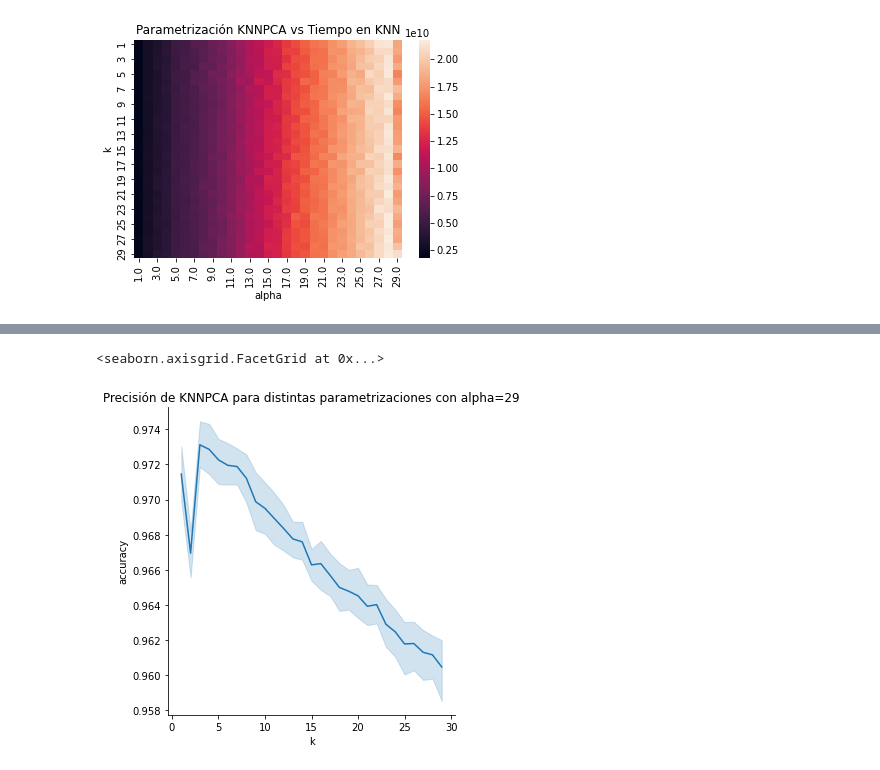
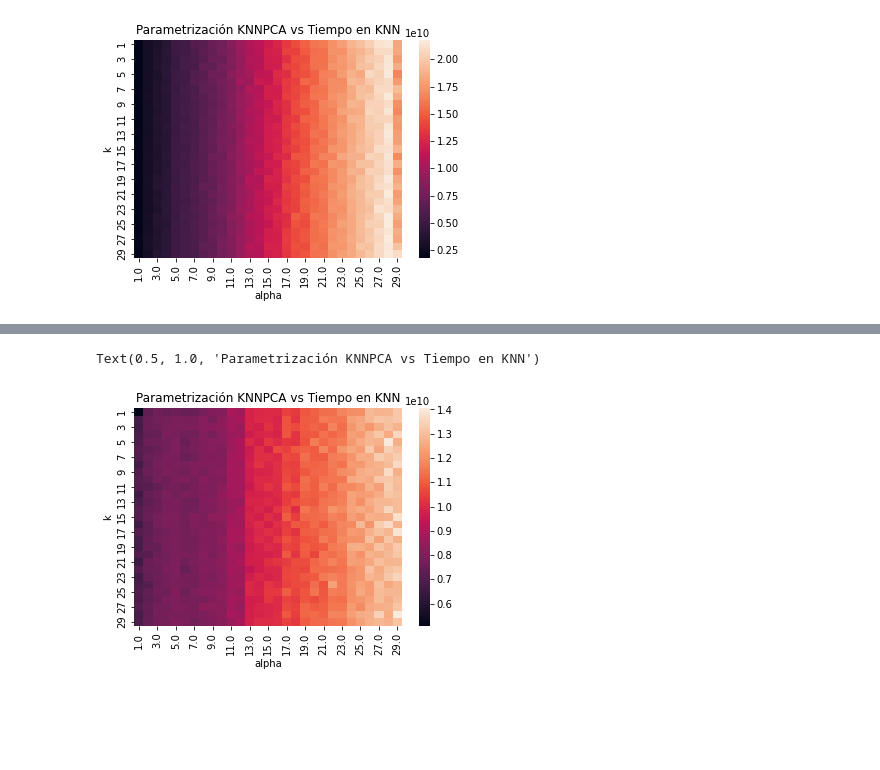
Before and after one commit to iglosiggio/metnum-tp2, a Jupyter notebook: notebooks/graficos.ipynb, the cells around one changed output, grey strips where cells are left out. Cells and saved outputs as stored; diff of their text form; code cells hidden in the pictures; blank space fills up the shorter version.

```diff
--- a/notebooks/graficos.ipynb
+++ b/notebooks/graficos.ipynb
@@ -122,8 +96,6 @@ df_knnpca_accuracy
-# %%
-data = df_knnpca_accuracy[df_knnpca_accuracy['alpha'] == 29]
-
-sns.relplot(data=data, x='k', y='accuracy', kind='line') \
-   .set(title='Precisión de KNNPCA para distintas parametrizaciones con alpha=29')
-# %% [output]
-<seaborn.axisgrid.FacetGrid at 0x...>
-[figure, removed]
+# %%
+tiempos_predict = df_knnpca.pivot_table(index='k', columns='alpha', values='pca_init_and_fit_time', aggfunc=np.mean)
+sns.heatmap(tiempos_predict).set_title('Parametrización KNNPCA vs Tiempo en KNN')
+# %% [output]
+Text(0.5, 1.0, 'Parametrización KNNPCA vs Tiempo en KNN')
+[figure, added]
```
Also changed, not shown: parts of 15 cells of this notebook.
